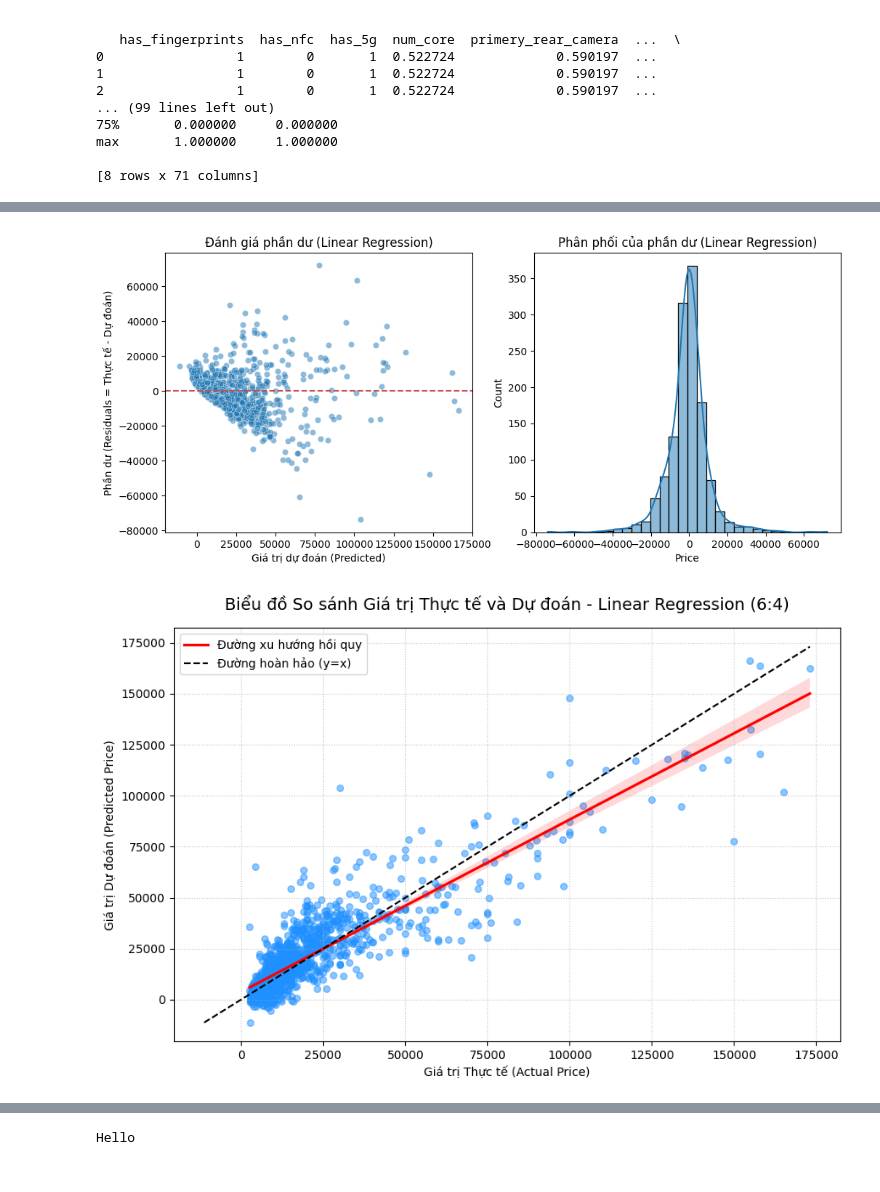
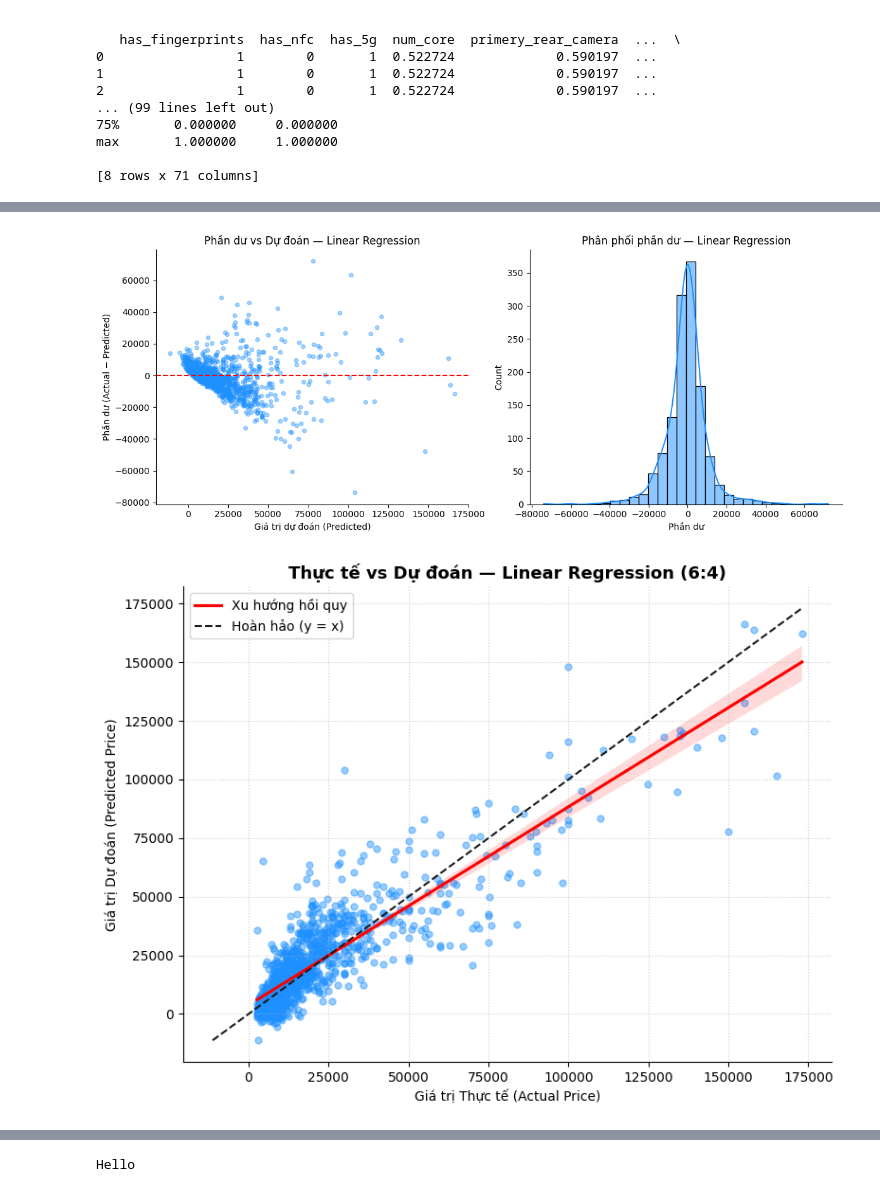
Before and after one commit to grst0610/Machine-learning, a Jupyter notebook: project.ipynb, the cells around one changed output, grey strips where cells are left out. Saved outputs shown, nothing was run; the diff lists cells and outputs as text; code cells hidden in the pictures.

```diff
--- a/project.ipynb
+++ b/project.ipynb
@@ -770,52 +775,61 @@ KNN (k=10)         | 8:2   | 4445 / 5434            | 82172898 / 106637087   | 0
 # %%
+# ──────────────────────────────────────────────────────────────
+# ĐÁNH GIÁ PHẦN DƯ – LINEAR REGRESSION (tỷ lệ 6:4)
+# ──────────────────────────────────────────────────────────────
 y_test_lr = saved_results["Linear Regression"]["y_test"]
 y_pred_lr = saved_results["Linear Regression"]["y_pred"]
 
-# Tính phần dư
+# Phần dư = Thực tế - Dự đoán (nếu mô hình tốt, phần dư xấp xỉ 0 và phân bố ngẫu nhiên)
 residuals = y_test_lr - y_pred_lr
 
-# Biểu đồ đánh giá phần dư
-plt.figure(figsize=(12, 5))
-plt.subplot(1, 2, 1)
-sns.scatterplot(x=y_pred_lr, y=residuals, alpha=0.5)
-plt.axhline(y=0, color='r', linestyle='--')
-plt.xlabel('Giá trị dự đoán (Predicted)')
-plt.ylabel('Phần dư (Residuals = Thực tế - Dự đoán)')
-plt.title('Đánh giá phần dư (Linear Regression)')
+fig, (ax1, ax2) = plt.subplots(1, 2, figsize=(12, 5))
 
-plt.subplot(1, 2, 2)
-sns.histplot(residuals, kde=True, bins=30)
-plt.title('Phân phối của phần dư (Linear Regression)')
+# Scatter: phần dư vs giá trị dự đoán
+ax1.scatter(y_pred_lr, residuals, alpha=0.4, color='dodgerblue', s=20)
+ax1.axhline(0, color='red', linestyle='--')
+ax1.set_xlabel('Giá trị dự đoán (Predicted)')
+ax1.set_ylabel('Phần dư (Actual − Predicted)')
+ax1.set_title('Phần dư vs Dự đoán — Linear Regression')
+ax1.spines['top'].set_visible(False)
+ax1.spines['right'].set_visible(False)
+
+# Histogram phân bố phần dư
+sns.histplot(residuals, kde=True, bins=30, ax=ax2, color='dodgerblue')
+ax2.set_title('Phân phối phần dư — Linear Regression')
+ax2.set_xlabel('Phần dư')
+ax2.spines['top'].set_visible(False)
+ax2.spines['right'].set_visible(False)
+
+plt.tight_layout()
 plt.show()
 # %% [output]
-[figure, old version]
+[figure, new version]
 # %%
-# Biểu đồ thực tế vs dự đoán
-import matplotlib.pyplot as plt
-import seaborn as sns
+# ──────────────────────────────────────────────────────────────
+# THỰC TẾ vs DỰ ĐOÁN – LINEAR REGRESSION (tỷ lệ 6:4)
+# ──────────────────────────────────────────────────────────────
+fig, ax = plt.subplots(figsize=(8, 6))
 
-plt.figure(figsize=(9, 6))
-
-# Vẽ các điểm dữ liệu và đường xu hướng hồi quy
+# Vẽ scatter + đường hồi quy xu hướng
 sns.regplot(
-    x=y_test_lr,
-    y=y_pred_lr,
-    scatter_kws={'alpha': 0.5, 'color': 'dodgerblue', 's': 30},
-    line_kws={'color': 'red', 'label': 'Đường xu hướng hồi quy'}
+    x=y_test_lr, y=y_pred_lr, ax=ax,
+    scatter_kws={'alpha': 0.45, 'color': 'dodgerblue', 's': 25},
+    line_kws={'color': 'red', 'label': 'Xu hướng hồi quy'}
 )
 
-# Vẽ đường hoàn hảo y = x (Nơi Dự đoán chính xác 100% bằng Thực tế)
-min_val = min(y_test_lr.min(), y_pred_lr.min())
-max_val = max(y_test_lr.max(), y_pred_lr.max())
-plt.plot([min_val, max_val], [min_val, max_val], color='black', linestyle='--', label='Đường hoàn hảo (y=x)')
+# Đường lý tưởng y = x (dự đoán hoàn hảo)
+lo, hi = min(y_test_lr.min(), y_pred_lr.min()), max(y_test_lr.max(), y_pred_lr.max())
+ax.plot([lo, hi], [lo, hi], 'k--', label='Hoàn hảo (y = x)')
 
-plt.xlabel('Giá trị Thực tế (Actual Price)')
-plt.ylabel('Giá trị Dự đoán (Predicted Price)')
-plt.title('Biểu đồ So sánh Giá trị Thực tế và Dự đoán - Linear Regression (6:4)', fontsize=14, pad=15)
-plt.legend()
-plt.grid(True, linestyle=':', alpha=0.7)
+ax.set_xlabel('Giá trị Thực tế (Actual Price)')
+ax.set_ylabel('Giá trị Dự đoán (Predicted Price)')
+ax.set_title('Thực tế vs Dự đoán — Linear Regression (6:4)', fontsize=13, fontweight='bold')
+ax.legend()
+ax.grid(True, linestyle=':', alpha=0.6)
+ax.spines['top'].set_visible(False)
+ax.spines['right'].set_visible(False)
 plt.tight_layout()
 plt.show()
 # %% [output]
-[figure, old version]
+[figure, new version]
 # %%
```
Also changed, not shown: parts of 19 cells of this notebook.
